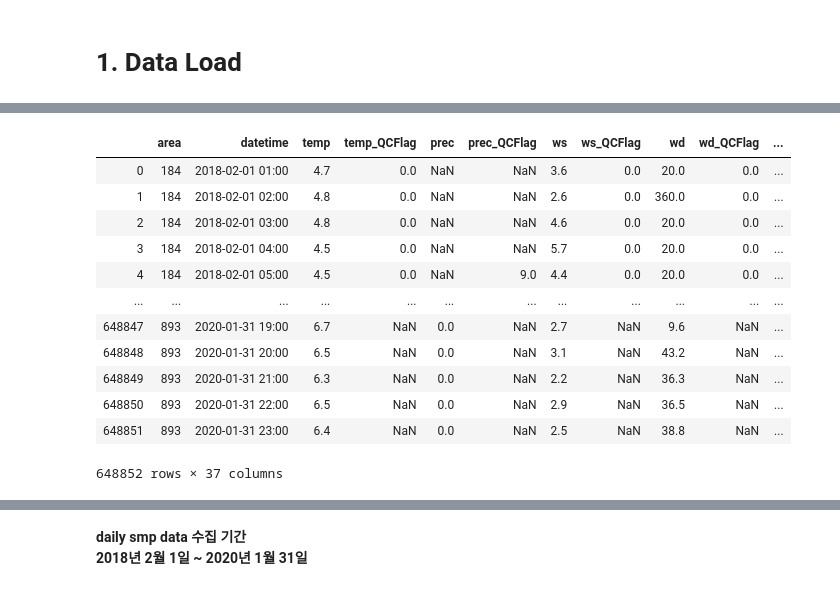
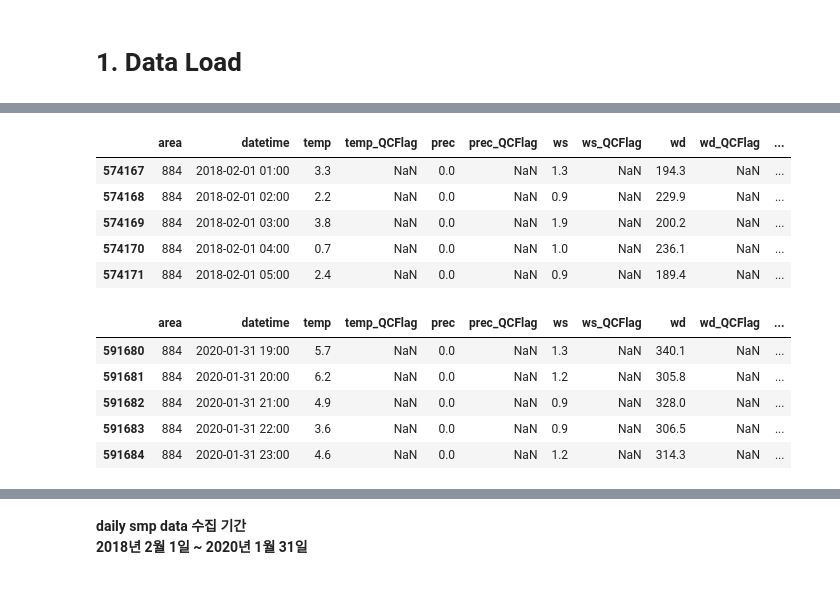
Before and after one commit to Kiminjo/electricity_usage_forecast, a Jupyter notebook: Dacon_main.ipynb, the cells around one changed output, grey strips where cells are left out. Drawn from its saved outputs; the diff is of its cells as text; code cells hidden in the pictures.

```diff
--- a/Dacon_main.ipynb
+++ b/Dacon_main.ipynb
@@ -49,16 +61,18 @@ hourly_smp
-# %%
-weather
-# %% [output]
-|  | area | datetime | temp | temp_QCFlag | prec | prec_QCFlag | ws | ws_QCFlag | wd | wd_QCFlag | ... |
-| 0 | 184 | 2018-02-01 01:00 | 4.7 | 0.0 | NaN | NaN | 3.6 | 0.0 | 20.0 | 0.0 | ... |
-| 1 | 184 | 2018-02-01 02:00 | 4.8 | 0.0 | NaN | NaN | 2.6 | 0.0 | 360.0 | 0.0 | ... |
-| 2 | 184 | 2018-02-01 03:00 | 4.8 | 0.0 | NaN | NaN | 4.6 | 0.0 | 20.0 | 0.0 | ... |
-| 3 | 184 | 2018-02-01 04:00 | 4.5 | 0.0 | NaN | NaN | 5.7 | 0.0 | 20.0 | 0.0 | ... |
-| 4 | 184 | 2018-02-01 05:00 | 4.5 | 0.0 | NaN | 9.0 | 4.4 | 0.0 | 20.0 | 0.0 | ... |
-| ... | ... | ... | ... | ... | ... | ... | ... | ... | ... | ... | ... |
-| 648847 | 893 | 2020-01-31 19:00 | 6.7 | NaN | 0.0 | NaN | 2.7 | NaN | 9.6 | NaN | ... |
-| 648848 | 893 | 2020-01-31 20:00 | 6.5 | NaN | 0.0 | NaN | 3.1 | NaN | 43.2 | NaN | ... |
-| 648849 | 893 | 2020-01-31 21:00 | 6.3 | NaN | 0.0 | NaN | 2.2 | NaN | 36.3 | NaN | ... |
-| 648850 | 893 | 2020-01-31 22:00 | 6.5 | NaN | 0.0 | NaN | 2.9 | NaN | 36.5 | NaN | ... |
-| 648851 | 893 | 2020-01-31 23:00 | 6.4 | NaN | 0.0 | NaN | 2.5 | NaN | 38.8 | NaN | ... |
-648852 rows × 37 columns
+# %%
+weather[weather['area'] == 884].head()
+# %% [output]
+|  | area | datetime | temp | temp_QCFlag | prec | prec_QCFlag | ws | ws_QCFlag | wd | wd_QCFlag | ... |
+| 574167 | 884 | 2018-02-01 01:00 | 3.3 | NaN | 0.0 | NaN | 1.3 | NaN | 194.3 | NaN | ... |
+| 574168 | 884 | 2018-02-01 02:00 | 2.2 | NaN | 0.0 | NaN | 0.9 | NaN | 229.9 | NaN | ... |
+| 574169 | 884 | 2018-02-01 03:00 | 3.8 | NaN | 0.0 | NaN | 1.9 | NaN | 200.2 | NaN | ... |
+| 574170 | 884 | 2018-02-01 04:00 | 0.7 | NaN | 0.0 | NaN | 1.0 | NaN | 236.1 | NaN | ... |
+| 574171 | 884 | 2018-02-01 05:00 | 2.4 | NaN | 0.0 | NaN | 0.9 | NaN | 189.4 | NaN | ... |
+# %%
+weather[weather['area'] == 884].tail()
+# %% [output]
+|  | area | datetime | temp | temp_QCFlag | prec | prec_QCFlag | ws | ws_QCFlag | wd | wd_QCFlag | ... |
+| 591680 | 884 | 2020-01-31 19:00 | 5.7 | NaN | 0.0 | NaN | 1.3 | NaN | 340.1 | NaN | ... |
+| 591681 | 884 | 2020-01-31 20:00 | 6.2 | NaN | 0.0 | NaN | 1.2 | NaN | 305.8 | NaN | ... |
+| 591682 | 884 | 2020-01-31 21:00 | 4.9 | NaN | 0.0 | NaN | 0.9 | NaN | 328.0 | NaN | ... |
+| 591683 | 884 | 2020-01-31 22:00 | 3.6 | NaN | 0.0 | NaN | 0.9 | NaN | 306.5 | NaN | ... |
+| 591684 | 884 | 2020-01-31 23:00 | 4.6 | NaN | 0.0 | NaN | 1.2 | NaN | 314.3 | NaN | ... |
```
Also changed, not shown: parts of 21 cells of this notebook, 1 other file.
